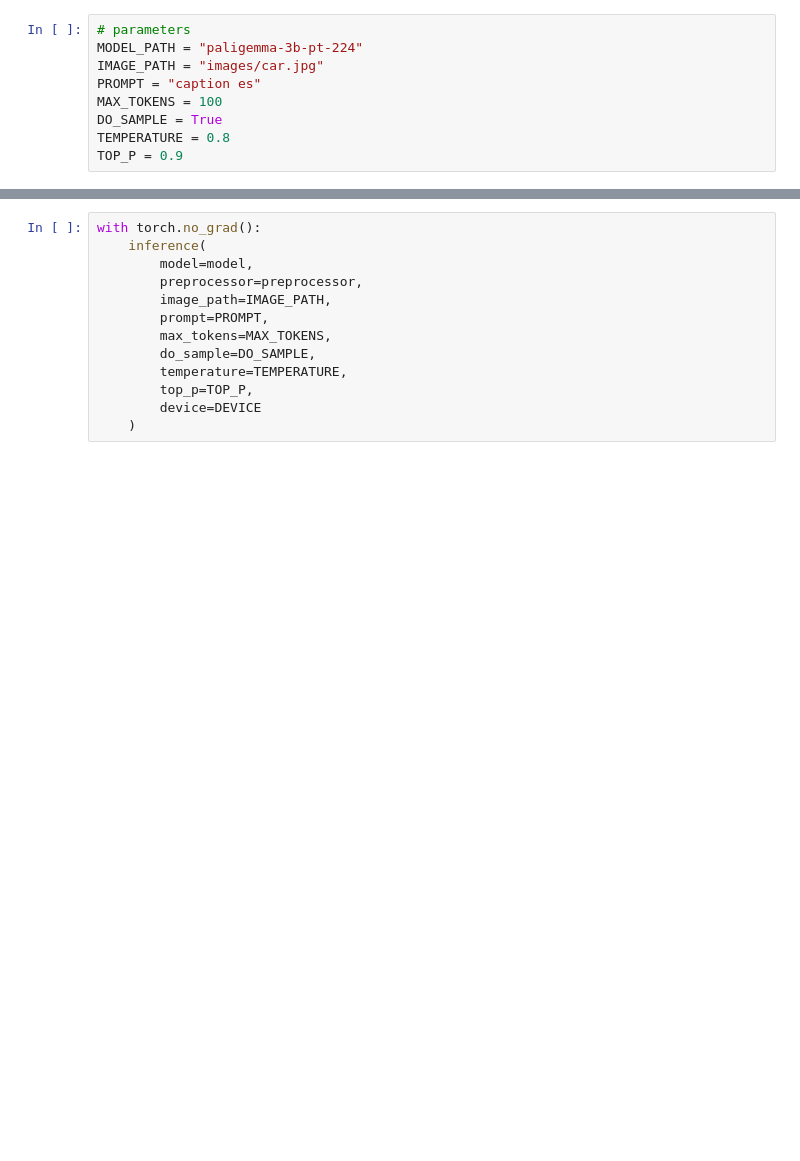
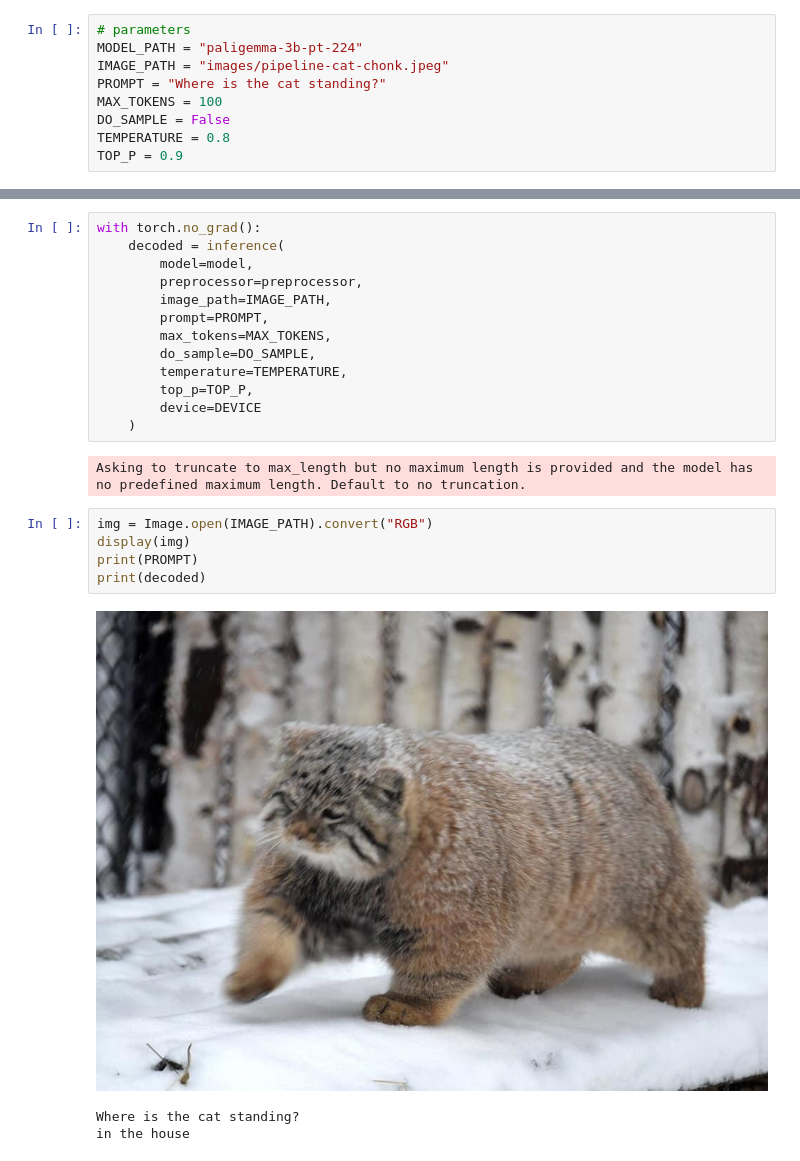
Before and after one commit to dsucuzhanay/vision_language_model, a Jupyter notebook: inference.ipynb, the cells around one changed output, grey strips where cells are left out. Drawn from its saved outputs; the diff is of its cells as text; blank space fills up the shorter version.

```diff
--- a/inference.ipynb
+++ b/inference.ipynb
@@ -9,10 +14,10 @@ from utils import load_huggingface_weights_into_model, inference
 # %%
 # parameters
 MODEL_PATH = "paligemma-3b-pt-224"
-IMAGE_PATH = "images/car.jpg"
-PROMPT = "caption es"
+IMAGE_PATH = "images/pipeline-cat-chonk.jpeg"
+PROMPT = "Where is the cat standing?"
 MAX_TOKENS = 100
-DO_SAMPLE = True
+DO_SAMPLE = False
 TEMPERATURE = 0.8
 TOP_P = 0.9
 # %%
@@ -30,6 +37,6 @@ preprocessor = PaliGemmaPreprocessor(
 # %%
 with torch.no_grad():
-    inference(
+    decoded = inference(
         model=model,
         preprocessor=preprocessor,
         image_path=IMAGE_PATH,
@@ -40,3 +47,14 @@ with torch.no_grad():
         top_p=TOP_P,
         device=DEVICE
     )
+# %% [output]
+Asking to truncate to max_length but no maximum length is provided and the model has no predefined maximum length. Default to no truncation.
+# %%
+img = Image.open(IMAGE_PATH).convert("RGB")
+display(img)
+print(PROMPT)
+print(decoded)
+# %% [output]
+[figure, added]
+Where is the cat standing?
+in the house
```
Also changed, not shown: parts of 2 cells of this notebook, 5 other files.
